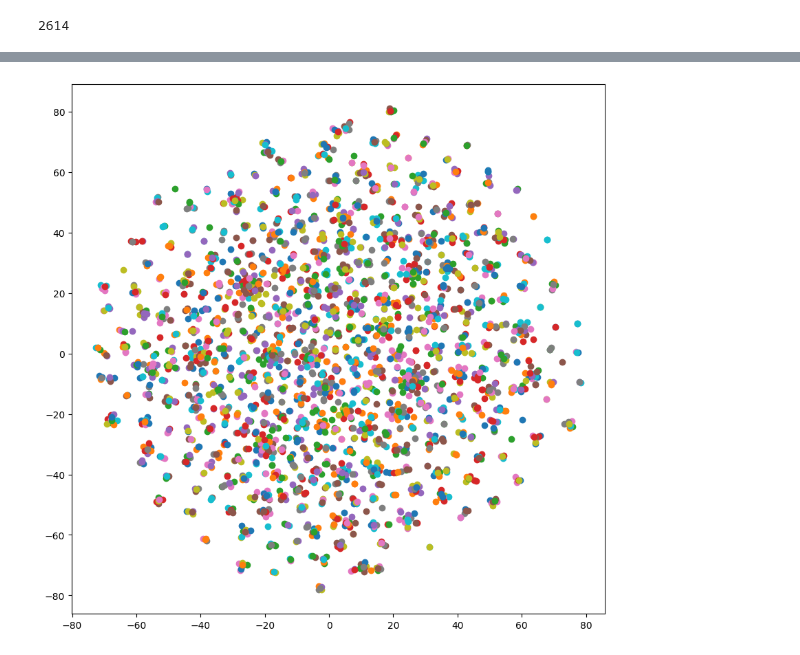
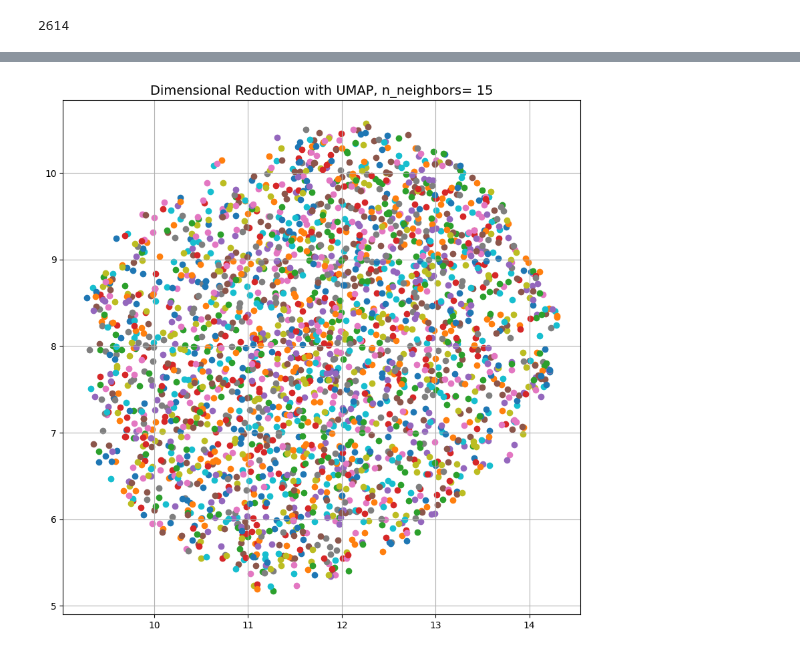
Before and after one commit to alex-smith-uwec/CS491, a Jupyter notebook: word2vec.ipynb, the cells around one changed output, grey strips where cells are left out. Saved outputs shown, nothing was run; the diff lists cells and outputs as text; code cells hidden in the pictures.

Commit message:
adding UMAP

```diff
--- a/word2vec.ipynb
+++ b/word2vec.ipynb
@@ -57,6 +55,5 @@ tokenized_sentences[0:3]
 # %%
-model = Word2Vec(tokenized_sentences, vector_size=200, window=5, min_count=5, workers=4, epochs=200)
-#Set min count up to about 10 to reduce number of words, which makes plotting work.
+model = Word2Vec(tokenized_sentences, vector_size=200, window=5, min_count=5, workers=2, epochs=200)
 # %%
 len(model.wv.index_to_key)
 # %% [output]
@@ -119,18 +184,29 @@ word_vectors_2d = pca.fit_transform(word_vectors_matrix)
 # %%
+import numpy as np
 import matplotlib.pyplot as plt
+from sklearn.manifold import TSNE
 
+# Assuming 'word_vectors' is your list or array of vectors
+# and 'words' is the list of words corresponding to each vector
+word_vectors_matrix = np.array(word_vectors)
 
+# Initialize and fit t-SNE, you can adjust parameters like perplexity as needed
+perplexity_value = 3  # Adjust this value as needed
+tsne = TSNE(n_components=2, perplexity=perplexity_value, random_state=0)
+word_vectors_2d = tsne.fit_transform(word_vectors_matrix)
+
+# Plotting
 plt.figure(figsize=(10, 10))
 
 # Iterate over both words and vectors
-for vec, word in zip(word_vectors, words):
+for vec, word in zip(word_vectors_2d, words):
     plt.scatter(vec[0], vec[1])
-    # Optionally, uncomment the next line to display the text labels
-    # plt.text(vec[0]+0.00, vec[1]+0.00, word, fontsize=9)
+    # plt.text(vec[0]+0.00, vec[1]+0.02, word, fontsize=9)  # Adjust text position if necessary
 
-# Set the limits to zoom in
+# Optional: set limits if you want to zoom in, can be helpful if points overlap too much
 # plt.xlim(x_min, x_max)
 # plt.ylim(y_min, y_max)
-
+plt.title(f"Dimensional Reduction with t-SNE, perplexity= {perplexity_value}", fontsize=14)
+plt.grid(True)
 plt.show()
 # %% [output]
@@ -138,28 +244,31 @@ plt.show()
 # %%
 import numpy as np
 import matplotlib.pyplot as plt
-from sklearn.manifold import TSNE
+import umap
 
 # Assuming 'word_vectors' is your list or array of vectors
 # and 'words' is the list of words corresponding to each vector
 word_vectors_matrix = np.array(word_vectors)
 
-# Initialize and fit t-SNE, you can adjust parameters like perplexity as needed
-tsne = TSNE(n_components=2, perplexity=3, random_state=0)
-word_vectors_2d = tsne.fit_transform(word_vectors_matrix)
+# Initialize and fit UMAP
+n_neighbors_value = 15  # Similar to the perplexity in t-SNE, adjust this value as needed
+min_dist_value = 0.1  # Minimum distance between embedded points
+umap_model = umap.UMAP(n_components=2, n_neighbors=n_neighbors_value, min_dist=min_dist_value)
+word_vectors_2d = umap_model.fit_transform(word_vectors_matrix)
 
 # Plotting
 plt.figure(figsize=(10, 10))
 
 # Iterate over both words and vectors
 for vec, word in zip(word_vectors_2d, words):
     plt.scatter(vec[0], vec[1])
     # plt.text(vec[0]+0.00, vec[1]+0.02, word, fontsize=9)  # Adjust text position if necessary
 
 # Optional: set limits if you want to zoom in, can be helpful if points overlap too much
 # plt.xlim(x_min, x_max)
 # plt.ylim(y_min, y_max)
-
+plt.title(f"Dimensional Reduction with UMAP, n_neighbors= {n_neighbors_value}", fontsize=14)
+plt.grid(True)
 plt.show()
 # %% [output]
-[figure, old version]
+[figure, new version]
```
Also changed, not shown: parts of 12 cells of this notebook.
